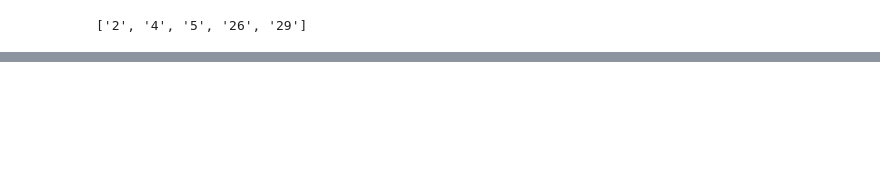
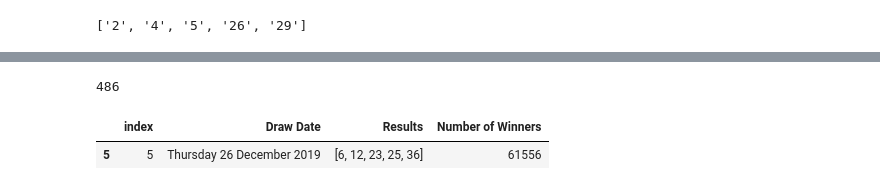
Before and after one commit to professorshabs/Win-lotto, a Jupyter notebook: win-winner.ipynb, the cells around one changed output, grey strips where cells are left out. Drawn from its saved outputs; the diff is of its cells as text; code cells hidden in the pictures; blank space fills up the shorter version.

```diff
--- a/win-winner.ipynb
+++ b/win-winner.ipynb
@@ -318,0 +923,4 @@ if __name__ == "__main__":
+# %%
+len(first_3)
+# %% [output]
+486
@@ -318,0 +930,5 @@ if __name__ == "__main__":
+# %%
+daily_lotto_2020.loc[[5]]
+# %% [output]
+|  | index | Draw Date | Results | Number of Winners |
+| 5 | 5 | Thursday 26 December 2019 | [6, 12, 23, 25, 36] | 61556 |
```
Also changed, not shown: parts of 66 cells of this notebook.
